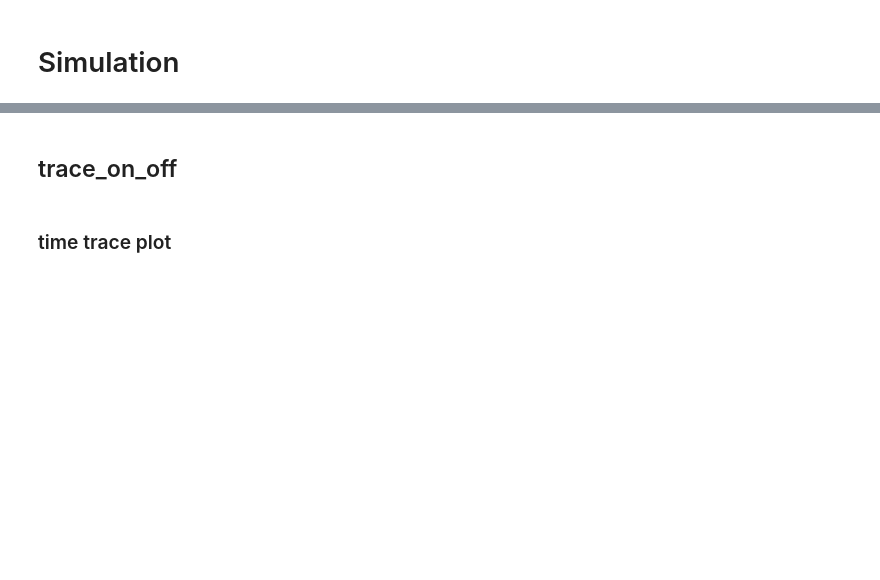
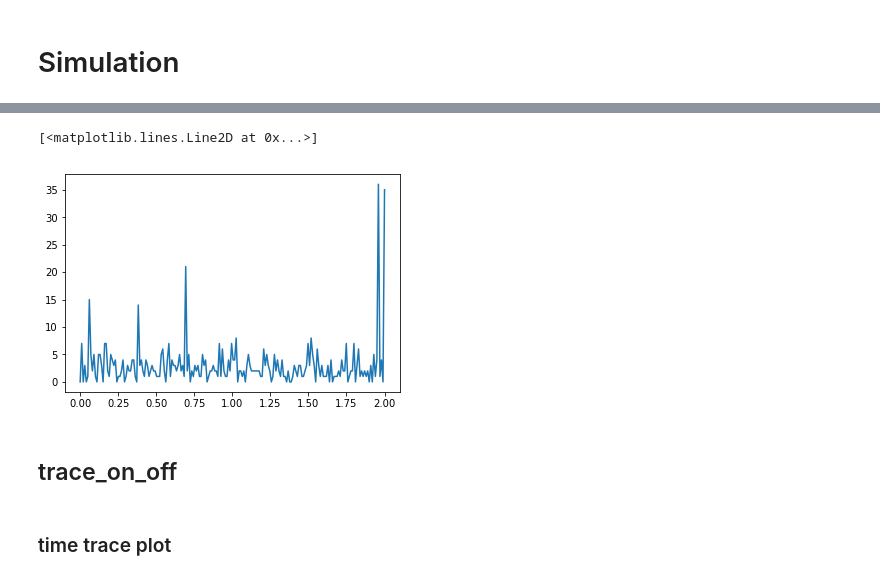
Before and after one commit to biswajitSM/Azurin_SM_repo, a Jupyter notebook: Analysis/Simulation.ipynb, the cells around one changed output, grey strips where cells are left out. Saved outputs shown, nothing was run; the diff lists cells and outputs as text; code cells hidden in the pictures; blank space fills up the shorter version.

```diff
--- a/Analysis/Simulation.ipynb
+++ b/Analysis/Simulation.ipynb
@@ -61,3 +33,15 @@ on_rand_exp, off_rand_exp,off_rand_biexp = rand_on_off_times(ton=1, toff1=1, tof
+# %%
+ontimes=ontimes_exp_1[:10];
+offtimes = offtimes_exp_rise[:10];
+intensity, bintime = timetrace_from_onofftrace(ontimes, offtimes, bintime=10e-3,
+                          i_on_mu=2000, i_on_sig=1000,
+                          i_off_mu=200, i_off_sig=240,
+                          plotting=True);
+time_bin = bintime * np.linspace(0, len(intensity), len(intensity))
+plt.plot(time_bin, intensity)
+# %% [output]
+[<matplotlib.lines.Line2D at 0x...>]
+[figure, added]
 # %% [markdown]
 ## trace_on_off
 # %%
```
Also changed, not shown: parts of 35 cells of this notebook, 2 other files.
